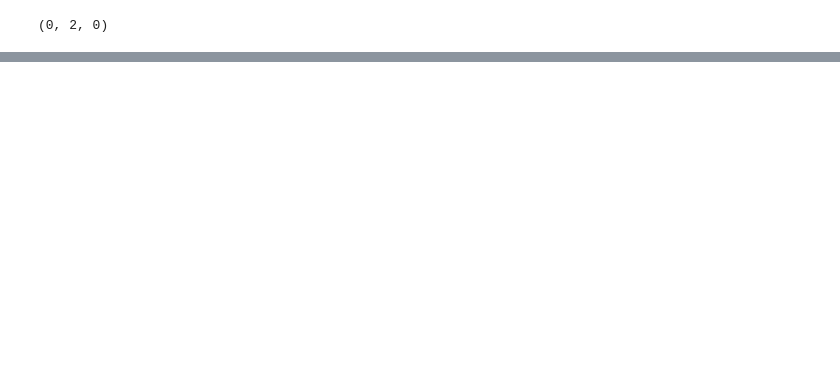
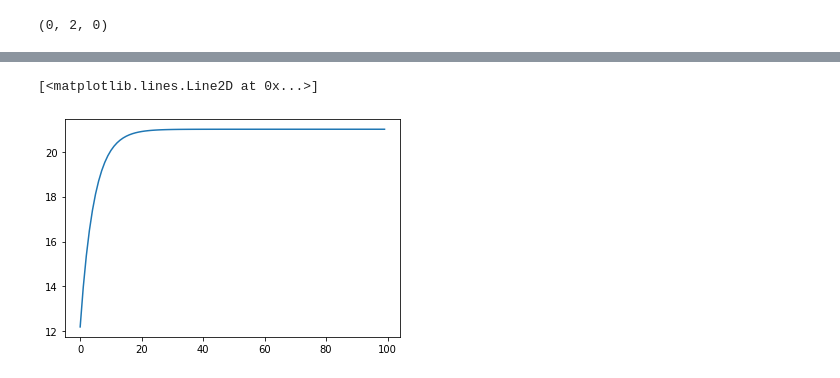
Before and after one commit to tensorway/fun_one_files, a Jupyter notebook: micrograd/micrograd.ipynb, the cells around one changed output, grey strips where cells are left out. Cells and saved outputs as stored; diff of their text form; code cells hidden in the pictures; blank space fills up the shorter version.

```diff
--- a/micrograd/micrograd.ipynb
+++ b/micrograd/micrograd.ipynb
@@ -107,0 +104,5 @@ Variable( x=20.9999 requires_grad=True grad=0 born_fn=None )
+# %%
+plt.plot(x_values)
+# %% [output]
+[<matplotlib.lines.Line2D at 0x...>]
+[figure, added]
```
Also changed, not shown: parts of 2 cells of this notebook, 3 other files.
